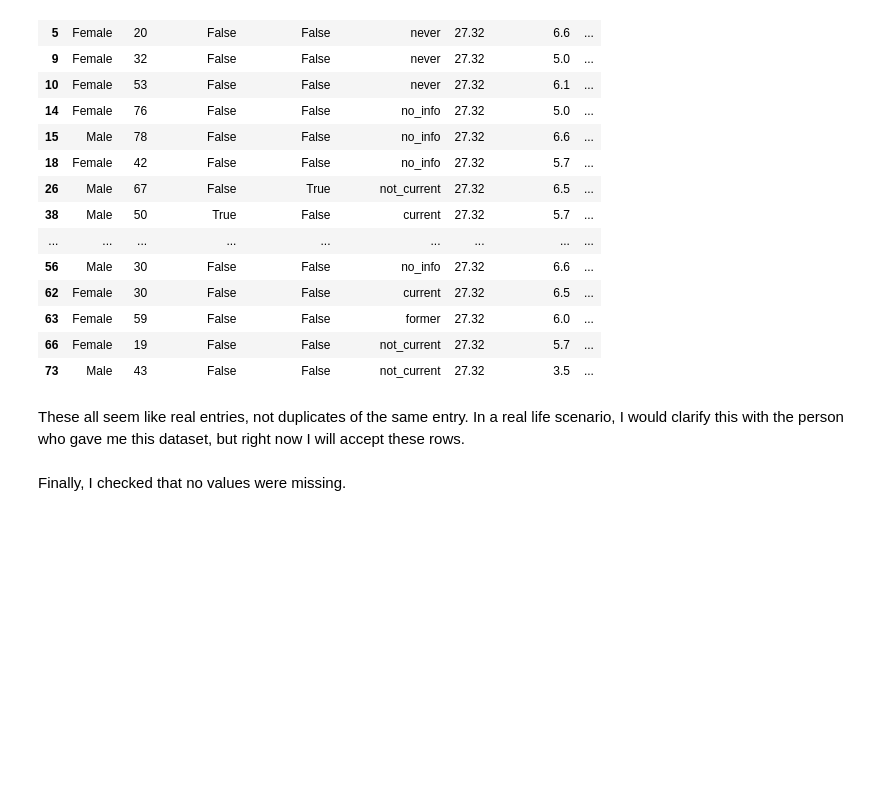
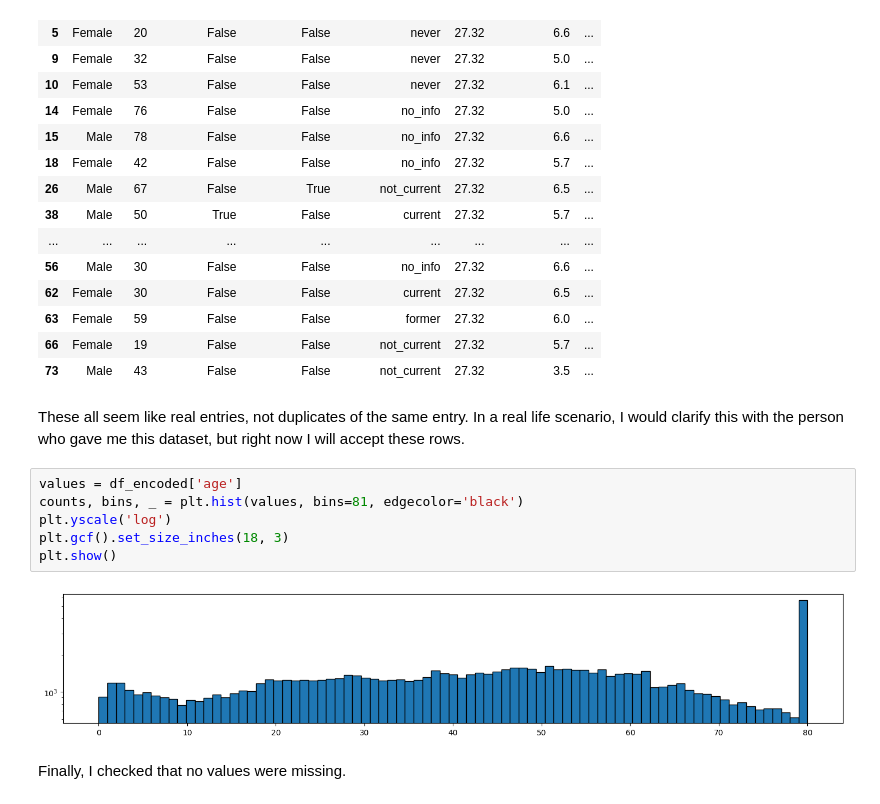
Before and after one commit to nemkin/matstat-diabetes, a Jupyter notebook: diabetes.ipynb, the cells around one changed output. Saved outputs shown, nothing was run; the diff lists cells and outputs as text; blank space fills up the shorter version.

```diff
--- a/diabetes.ipynb
+++ b/diabetes.ipynb
@@ -120,6 +117,14 @@ weird_entries.head(20)
 | 73 | Male | 43 | False | False | not_current | 27.32 | 3.5 | ... |
 # %% [markdown]
 These all seem like real entries, not duplicates of the same entry. In a real life scenario, I would clarify this with the person who gave me this dataset, but right now I will accept these rows.
+# %%
+values = df_encoded['age']
+counts, bins, _ = plt.hist(values, bins=81, edgecolor='black')
+plt.yscale('log')
+plt.gcf().set_size_inches(18, 3)
+plt.show()
+# %% [output]
+[figure, added]
 # %% [markdown]
 Finally, I checked that no values were missing.
 # %%
```
Also changed, not shown: parts of 1 cell of this notebook.
